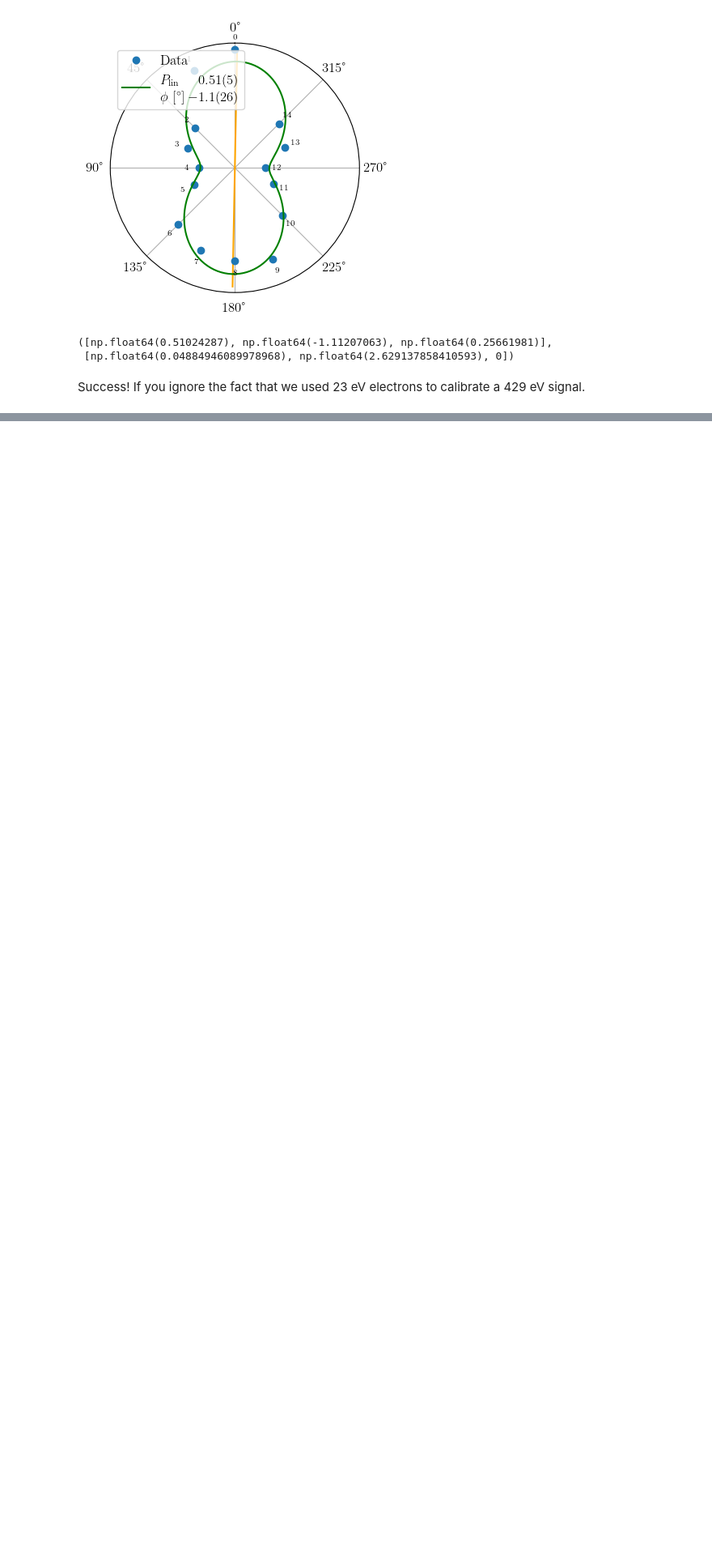
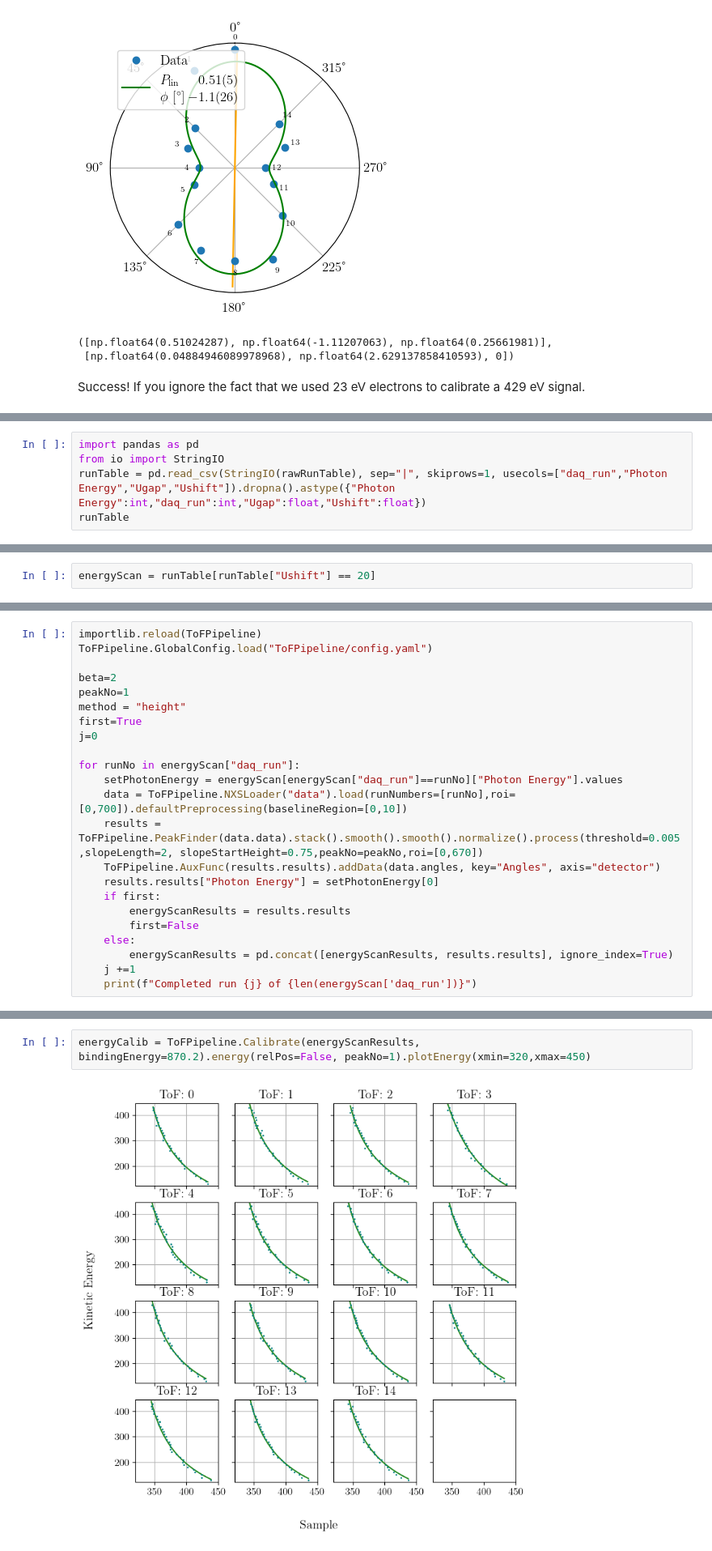
Before and after one commit to XAC-CFEL/PolScope, a Jupyter notebook: HowTo.ipynb, the cells around one changed output, grey strips where cells are left out. Shown at 81% size. Drawn from its saved outputs; the diff is of its cells as text; blank space fills up the shorter version.

Commit message:
finished energy calib tutorial

```diff
--- a/HowTo.ipynb
+++ b/HowTo.ipynb
@@ -386,0 +524,5 @@ Success! If you ignore the fact that we used 23 eV electrons to calibrate a 429
+# %%
+import pandas as pd
+from io import StringIO
+runTable = pd.read_csv(StringIO(rawRunTable), sep="|", skiprows=1, usecols=["daq_run","Photon Energy","Ugap","Ushift"]).dropna().astype({"Photon Energy":int,"daq_run":int,"Ugap":float,"Ushift":float})
+runTable
@@ -386,0 +545,2 @@ Success! If you ignore the fact that we used 23 eV electrons to calibrate a 429
+# %%
+energyScan = runTable[runTable["Ushift"] == 20]
@@ -386,0 +549,23 @@ Success! If you ignore the fact that we used 23 eV electrons to calibrate a 429
+# %%
+importlib.reload(ToFPipeline)
+ToFPipeline.GlobalConfig.load("ToFPipeline/config.yaml")
+
+beta=2
+peakNo=1
+method = "height"
+first=True
+j=0
+
+for runNo in energyScan["daq_run"]:
+    setPhotonEnergy = energyScan[energyScan["daq_run"]==runNo]["Photon Energy"].values
+    data = ToFPipeline.NXSLoader("data").load(runNumbers=[runNo],roi=[0,700]).defaultPreprocessing(baselineRegion=[0,10])
+    results = ToFPipeline.PeakFinder(data.data).stack().smooth().smooth().normalize().process(threshold=0.005,slopeLength=2, slopeStartHeight=0.75,peakNo=peakNo,roi=[0,670])
+    ToFPipeline.AuxFunc(results.results).addData(data.angles, key="Angles", axis="detector")
+    results.results["Photon Energy"] = setPhotonEnergy[0]
+    if first:
+        energyScanResults = results.results
+        first=False
+    else:
+        energyScanResults = pd.concat([energyScanResults, results.results], ignore_index=True)
+    j +=1
+    print(f"Completed run {j} of {len(energyScan['daq_run'])}")
@@ -386,0 +592,4 @@ Success! If you ignore the fact that we used 23 eV electrons to calibrate a 429
+# %%
+energyCalib = ToFPipeline.Calibrate(energyScanResults, bindingEnergy=870.2).energy(relPos=False, peakNo=1).plotEnergy(xmin=320,xmax=450)
+# %% [output]
+[figure, added]
```
Also changed, not shown: parts of 12 cells of this notebook, 2 other files.
